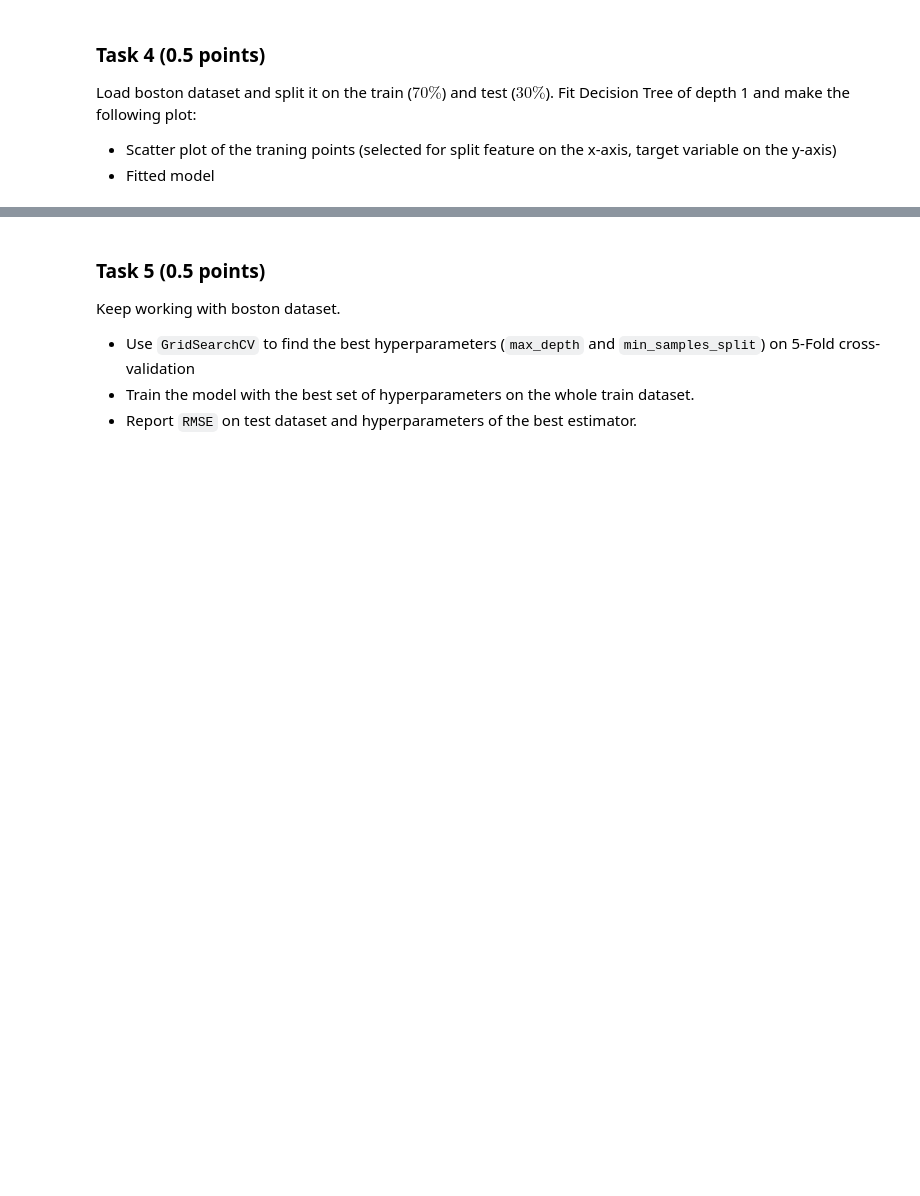
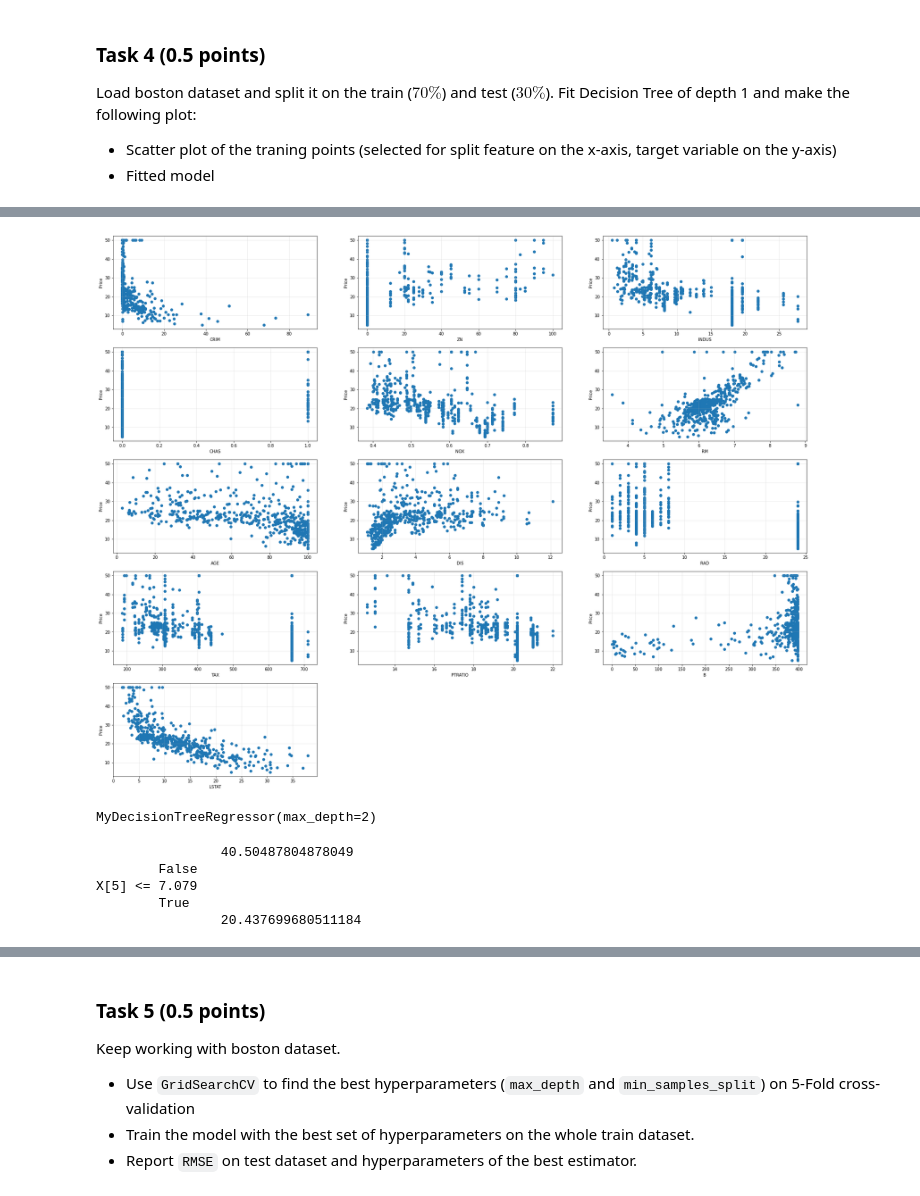
Before and after one commit to aamatevosyan/ml_se, a Jupyter notebook: hw/hw_4/hw4.ipynb, the cells around one changed output, grey strips where cells are left out. Cells and saved outputs as stored; diff of their text form; code cells hidden in the pictures; blank space fills up the shorter version.

```diff
--- a/hw/hw_4/hw4.ipynb
+++ b/hw/hw_4/hw4.ipynb
@@ -342,0 +510,9 @@ from sklearn.datasets import load_boston
+# %%
+from sklearn.datasets import load_boston
+boston_dataset = load_boston()
+X, y = boston_dataset.data, boston_dataset.target
+features = boston_dataset.feature_names
+# %%
+boston = pd.DataFrame(X, columns=boston_dataset.feature_names)
+boston['y'] = y
+boston.head()
@@ -342,0 +528,26 @@ from sklearn.datasets import load_boston
+# %%
+# Define size of the figure
+plt.figure(figsize=(30, 24))
+
+# For each column ...
+for i_col in range(len(features)):
+
+    # Create subplot for each column
+    plt.subplot(5, 3, i_col+1)
+
+    # Get column and label values
+    x_col = boston[features[i_col]].values
+    y_col = boston['y'].values
+
+    # Plot scatter
+    plt.grid(alpha = 0.3)
+    plt.scatter(x_col, y_col)
+
+    # Labels and legend
+    plt.xlabel(features[i_col])
+    plt.ylabel('Price')
+#     plt.legend(loc='best')
+
+plt.show()
+# %% [output]
+[figure, added]
@@ -342,0 +570,17 @@ from sklearn.datasets import load_boston
+# %%
+clf = MyDecisionTreeRegressor(max_depth=2)
+clf.fit(X_train, y_train)
+# %% [output]
+MyDecisionTreeRegressor(max_depth=2)
+# %%
+print(f"\t\t{clf.tree_.right.prediction}")
+print(f"\t{False}")
+print(f"X[{clf.tree_.column}] <= {clf.tree_.threshold}")
+print(f"\t{True}")
+print(f"\t\t{clf.tree_.left.prediction}")
+# %% [output]
+                40.50487804878049
+        False
+X[5] <= 7.079
+        True
+                20.437699680511184
```
Also changed, not shown: parts of 32 cells of this notebook.
